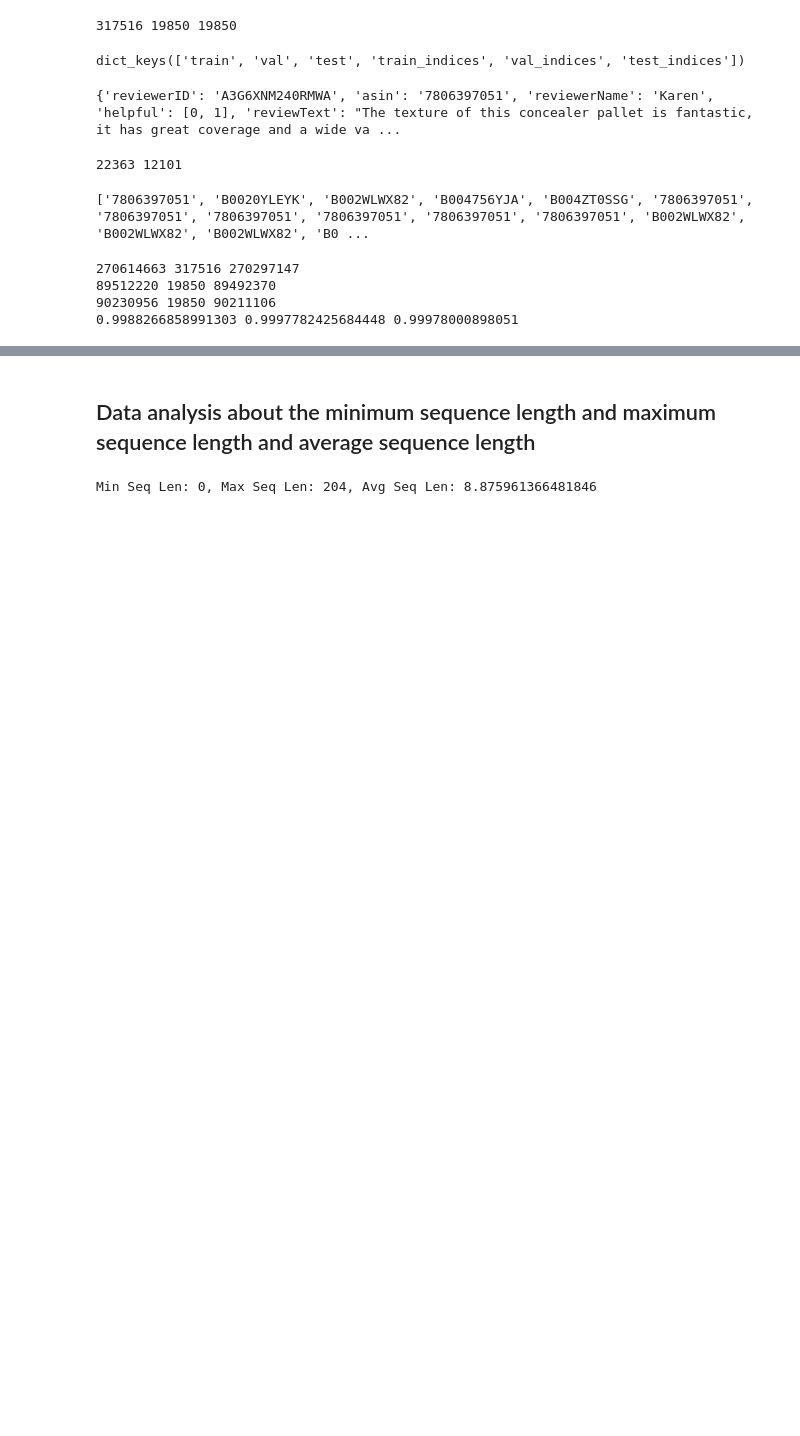
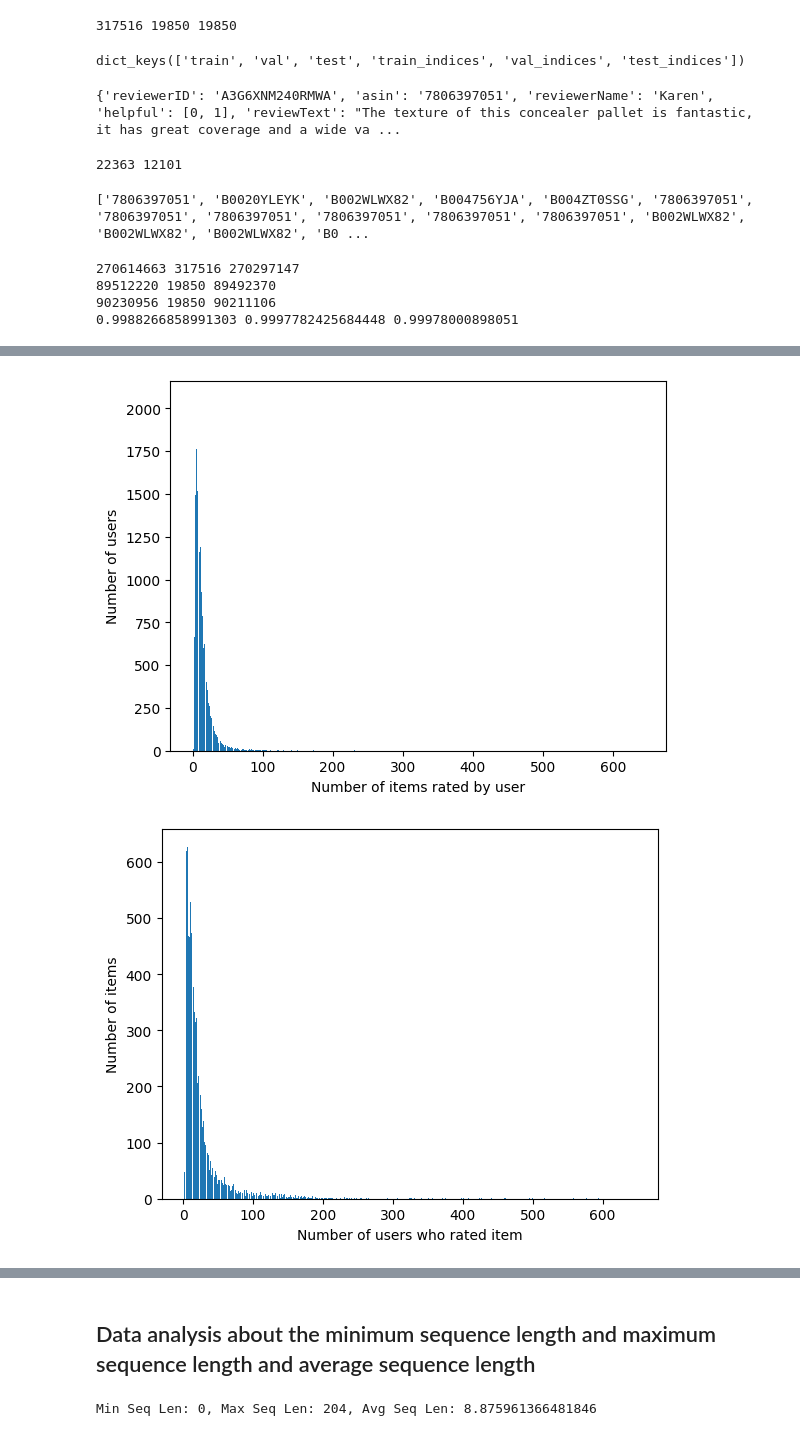
Before and after one commit to alokamgnaneswarasai/P5-finetuning, a Jupyter notebook: P5/notebooks/data/data-analysis.ipynb, the cells around one changed output, grey strips where cells are left out. Drawn from its saved outputs; the diff is of its cells as text; code cells hidden in the pictures; blank space fills up the shorter version.

```diff
--- a/P5/notebooks/data/data-analysis.ipynb
+++ b/P5/notebooks/data/data-analysis.ipynb
@@ -111,0 +155,47 @@ print(sparsity_train,sparsity_valid,sparsity_test)
+# %%
+# And i also want to see the distribution of number of items rated by each user in the train data and number of users who rated each item in the train data
+# I will plot the histogram for the above two distributions and x -axis i want to see  like 0,10,20,30,40,50,60,70,80,90,100 and y axis as number of users or items and i want some bg bars in the plot
+
+def plot_user_item_distribution(user2item,item2user):
+    user_item_dist = {}
+    for user in user2item:
+        num_items = len(user2item[user])
+        if num_items not in user_item_dist:
+            user_item_dist[num_items] = 0
+        user_item_dist[num_items] += 1
+    item_user_dist = {}
+    for item in item2user:
+        num_users = len(item2user[item])
+        if num_users not in item_user_dist:
+            item_user_dist[num_users] = 0
+        item_user_dist[num_users] += 1
+    x = list(user_item_dist.keys())
+    y = [user_item_dist[num_items] for num_items in x]
+    plt.bar(x,y)
+    plt.xlabel('Number of items rated by user')
+    plt.ylabel('Number of users')
+    plt.show()
+    x = list(item_user_dist.keys())
+    y = [item_user_dist[num_users] for num_users in x]
+    plt.bar(x,y)
+    plt.xlabel('Number of users who rated item')
+    plt.ylabel('Number of items')
+    plt.show()
+
+plot_user_item_distribution(user2item_train,item2user_train)
+
+
+# I also want to see noof users and noof items in the train data
+
+num_users_train = len(user2item_train)
+num_items_train = len(item2user_train)
+#Now plot a bar graph with x axis as noof users and noof items and y axis as noof users and noof items and name the x axis as users and items and y axis as noof users and noof items respectively and also name the title as noof users and noof items in the train data
+
+plt.bar(['Users','Items'],[num_users_train,num_items_train])
+plt.xlabel('Users and Items')
+plt.ylabel('Number of Users and Items')
+plt.title('Number of Users and Items in the train data')
+plt.show()
+# %% [output]
+[figure, added]
+[figure, added]
```
Also changed, not shown: parts of 2 cells of this notebook, 4 other files.
